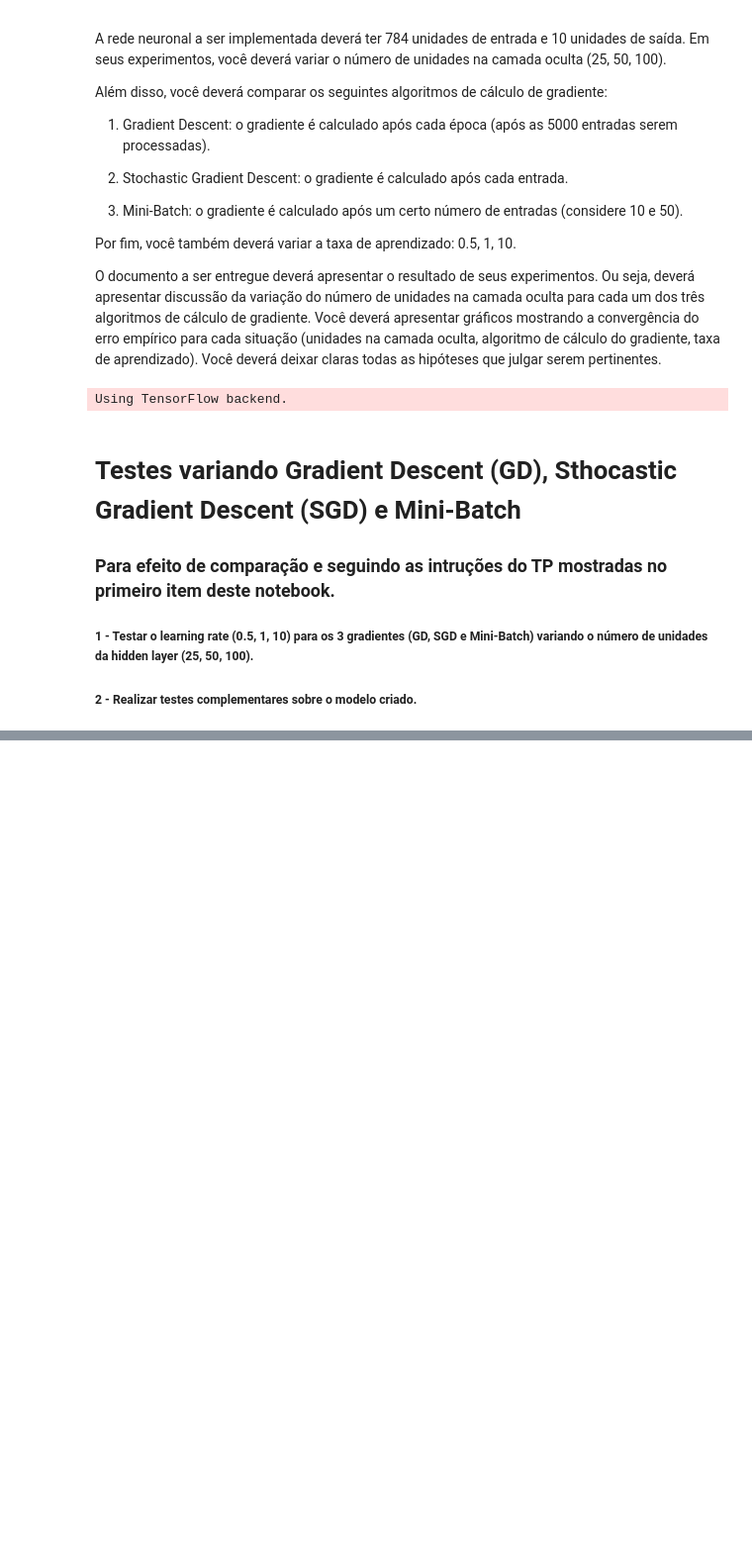
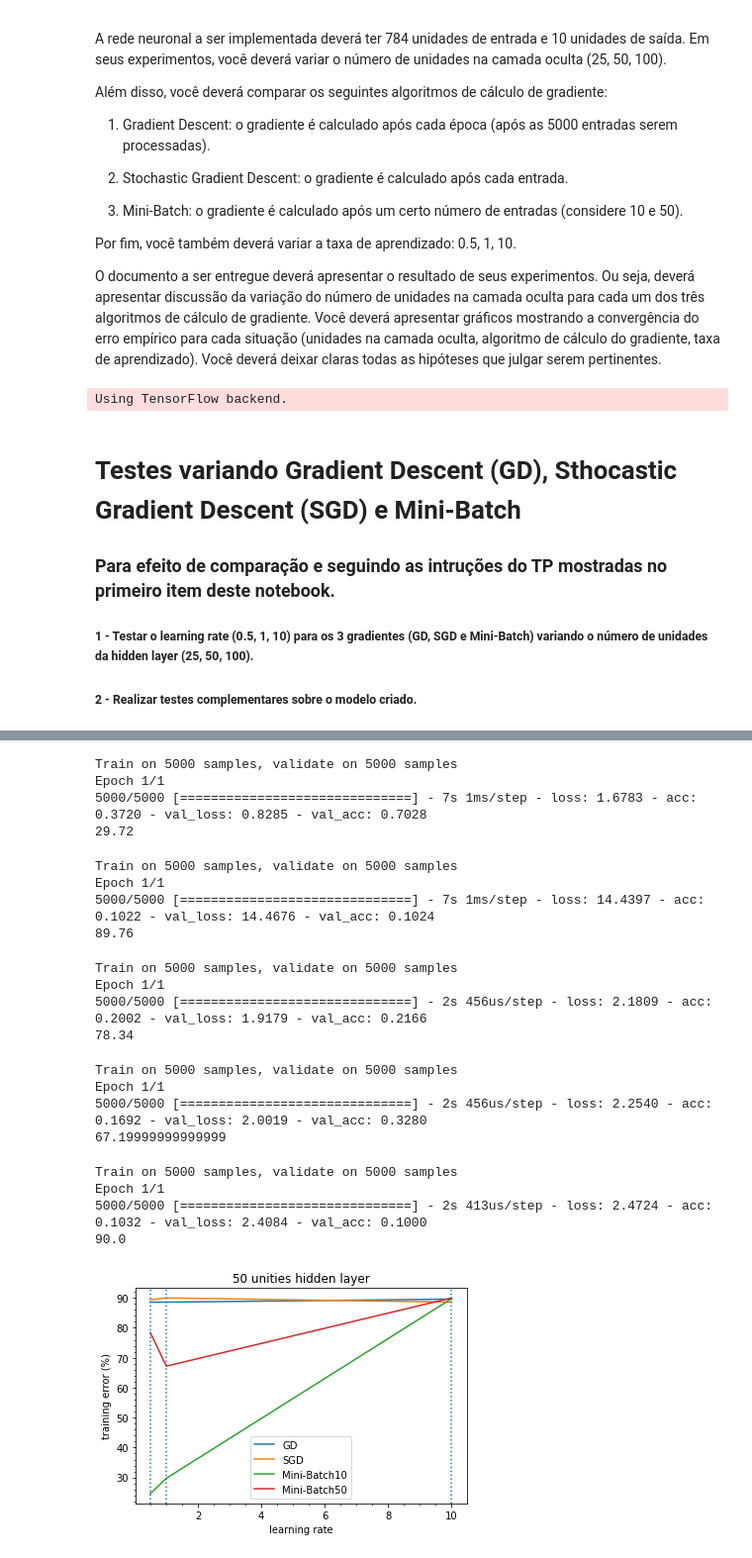
Before and after one commit to gesteves91/tp-ml, a Jupyter notebook: Neural-Network.ipynb, the cells around one changed output, grey strips where cells are left out. Shown at 99% size. Cells and saved outputs as stored; diff of their text form; code cells hidden in the pictures; blank space fills up the shorter version.

```diff
--- a/Neural-Network.ipynb
+++ b/Neural-Network.ipynb
@@ -970,0 +341,58 @@ Primeiramente, vimos dos três gráficos moestrados acima que
+# %%
+# MB10, lr = 1, un = 50.
+use_model(1, 50, 'mb10', 1)
+# %% [output]
+Train on 5000 samples, validate on 5000 samples
+Epoch 1/1
+5000/5000 [==============================] - 7s 1ms/step - loss: 1.6783 - acc: 0.3720 - val_loss: 0.8285 - val_acc: 0.7028
+29.72
+# %%
+# MB10, lr = 10, un = 50.
+use_model(10, 50, 'mb10', 1)
+# %% [output]
+Train on 5000 samples, validate on 5000 samples
+Epoch 1/1
+5000/5000 [==============================] - 7s 1ms/step - loss: 14.4397 - acc: 0.1022 - val_loss: 14.4676 - val_acc: 0.1024
+89.76
+# %%
+# MB50, lr = 0.5, un = 50.
+use_model(0.5, 50, 'mb50', 1)
+# %% [output]
+Train on 5000 samples, validate on 5000 samples
+Epoch 1/1
+5000/5000 [==============================] - 2s 456us/step - loss: 2.1809 - acc: 0.2002 - val_loss: 1.9179 - val_acc: 0.2166
+78.34
+# %%
+# MB50, lr = 1, un = 50.
+use_model(1, 50, 'mb50', 1)
+# %% [output]
+Train on 5000 samples, validate on 5000 samples
+Epoch 1/1
+5000/5000 [==============================] - 2s 456us/step - loss: 2.2540 - acc: 0.1692 - val_loss: 2.0019 - val_acc: 0.3280
+67.19999999999999
+# %%
+# MB50, lr = 10, un = 50.
+use_model(10, 50, 'mb50', 1)
+# %% [output]
+Train on 5000 samples, validate on 5000 samples
+Epoch 1/1
+5000/5000 [==============================] - 2s 413us/step - loss: 2.4724 - acc: 0.1032 - val_loss: 2.4084 - val_acc: 0.1000
+90.0
+# %%
+index = 1
+
+plt.plot(inputsGD[index], outputsGD[index], label='GD')
+plt.plot(inputsSGD[index], outputsSGD[index], label='SGD')
+plt.plot(inputsMiniBatch10[index], outputsMiniBatch10[index], label='Mini-Batch10')
+plt.plot(inputsMiniBatch50[index], outputsMiniBatch50[index], label='Mini-Batch50')
+plt.xlabel('learning rate')
+plt.axvline(x=0.5, ls='dotted')
+plt.axvline(x=1, ls='dotted')
+plt.axvline(x=10, ls='dotted')
+plt.minorticks_on()
+plt.ylabel('training error (%)')
+plt.title("50 unities hidden layer")
+plt.legend()
+plt.show()
+# %% [output]
+[figure, added]
```
Also changed, not shown: parts of 86 cells of this notebook.
